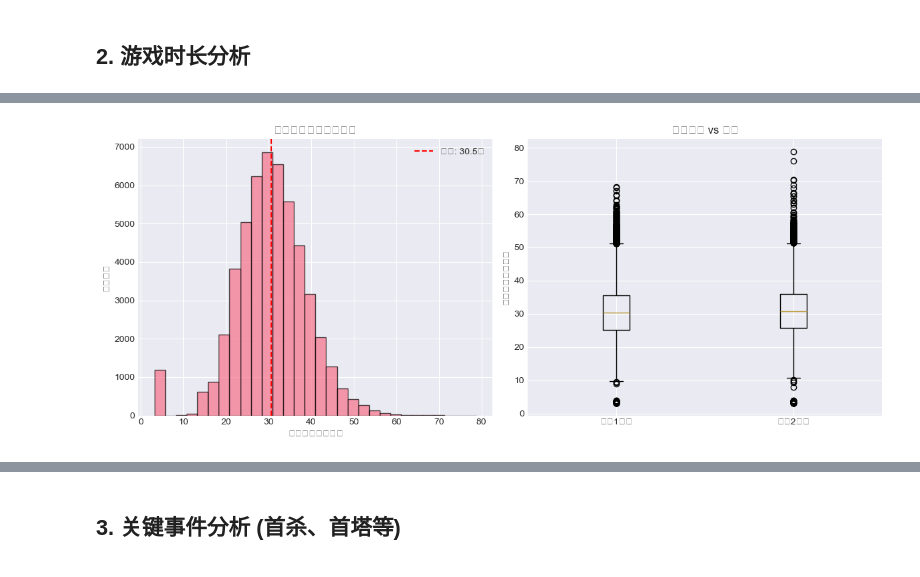
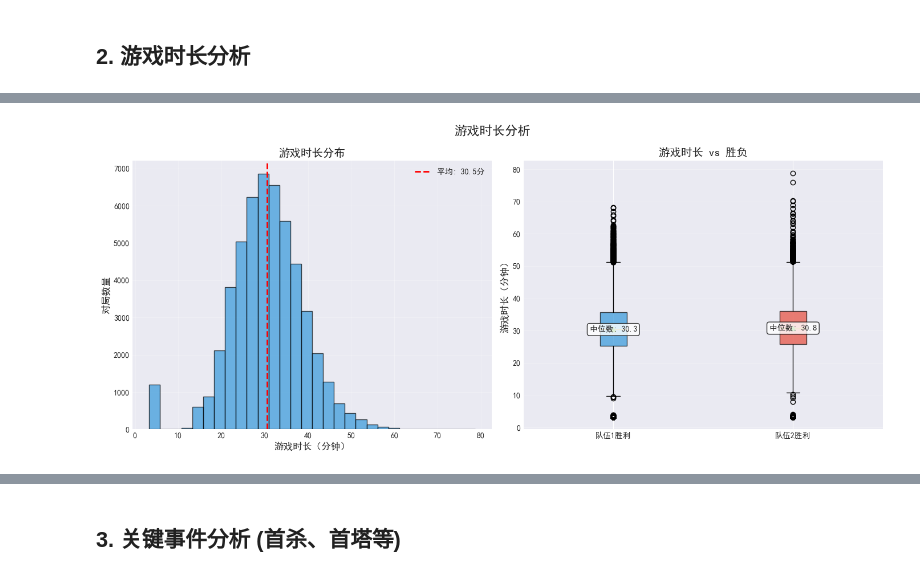
Before and after one commit to moyu03/lol-win-prediction, a Jupyter notebook: notebooks/01_data_exploration.ipynb, the cells around one changed output, grey strips where cells are left out. Saved outputs shown, nothing was run; the diff lists cells and outputs as text; code cells hidden in the pictures.

```diff
--- a/notebooks/01_data_exploration.ipynb
+++ b/notebooks/01_data_exploration.ipynb
@@ -1,21 +1,16 @@
 # %%
-# 第一个单元格：导入必要的库
+# 第一个单元格：配置（确保这个先运行）
 import pandas as pd
 import numpy as np
 import matplotlib.pyplot as plt
 import seaborn as sns
-import json
 import warnings
 warnings.filterwarnings('ignore')
 
-# 设置中文字体（如果需要）
+# 字体设置
 plt.rcParams['font.sans-serif'] = ['SimHei', 'DejaVu Sans']
 plt.rcParams['axes.unicode_minus'] = False
+plt.rcParams['figure.figsize'] = (12, 8)
 
-# 设置图表样式
-plt.style.use('seaborn-v0_8-darkgrid')
-sns.set_palette("husl")
-%matplotlib inline
-
-print("环境准备完成！")
+print("✅ 环境配置完成")
 # %% [output]
@@ -155,32 +150,69 @@ print(f"队伍2胜率: {winner_counts[2]/len(games_df)*100:.2f}%")
 # %% [markdown]
 ## 2. 游戏时长分析
 # %%
+# 第四个单元格：修复后的游戏时长分析
 # 将游戏时长转换为分钟
-games_df['gameDuration_min'] = games_df['gameDuration'] / 60  # 原始是秒
+games_df['gameDuration_min'] = games_df['gameDuration'] / 60
 
-plt.figure(figsize=(12, 5))
+plt.figure(figsize=(14, 6))
 
-plt.subplot(1, 2, 1)
-plt.hist(games_df['gameDuration_min'], bins=30, edgecolor='black', alpha=0.7)
-plt.title('游戏时长分布（分钟）')
-plt.xlabel('游戏时长（分钟）')
-plt.ylabel('对局数量')
-plt.axvline(games_df['gameDuration_min'].mean(), color='red',
-           linestyle='--', label=f'平均: {games_df["gameDuration_min"].mean():.1f}分')
-plt.legend()
+# 使用subplots创建多个子图
+fig, (ax1, ax2) = plt.subplots(1, 2, figsize=(14, 6))
 
-plt.subplot(1, 2, 2)
-# 时长与胜负的关系
-duration_by_winner = games_df.groupby('winner')['gameDuration_min']
-plt.boxplot([duration_by_winner.get_group(1), duration_by_winner.get_group(2)],
-           labels=['队伍1胜利', '队伍2胜利'])
-plt.title('游戏时长 vs 胜负')
-plt.ylabel('游戏时长（分钟）')
+# 第一个子图：直方图
+ax1.hist(games_df['gameDuration_min'], bins=30, edgecolor='black',
+         alpha=0.7, color='#3498db')
+ax1.set_title('游戏时长分布', fontsize=14, fontweight='bold')
+ax1.set_xlabel('游戏时长（分钟）', fontsize=12)
+ax1.set_ylabel('对局数量', fontsize=12)
 
+# 添加平均线
+mean_duration = games_df['gameDuration_min'].mean()
+ax1.axvline(mean_duration, color='red', linestyle='--', linewidth=2,
+           label=f'平均: {mean_duration:.1f}分')
+ax1.legend()
+ax1.grid(alpha=0.3)
+
+# 第二个子图：箱线图
+# 修复3：正确的数据分组
+duration_team1 = games_df[games_df['winner'] == 1]['gameDuration_min']
+duration_team2 = games_df[games_df['winner'] == 2]['gameDuration_min']
+
+# 确保两组数据都存在
+if len(duration_team1) > 0 and len(duration_team2) > 0:
+    box_data = [duration_team1, duration_team2]
+    box_labels = ['队伍1胜利', '队伍2胜利']
+
+    box_plot = ax2.boxplot(box_data, labels=box_labels, patch_artist=True, showmeans=True)
+
+    # 设置颜色
+    colors = ['#3498db', '#e74c3c']
+    for patch, color in zip(box_plot['boxes'], colors):
+        patch.set_facecolor(color)
+        patch.set_alpha(0.7)
+
+    ax2.set_title('游戏时长 vs 胜负', fontsize=14, fontweight='bold')
+    ax2.set_ylabel('游戏时长（分钟）', fontsize=12)
+    ax2.grid(axis='y', alpha=0.3)
+
+    # 添加数值标注
+    for i, data in enumerate(box_data, 1):
+        median = np.median(data)
+        ax2.text(i, median, f'中位数: {median:.1f}',
+                ha='center', va='center', fontsize=10,
+                bbox=dict(boxstyle="round,pad=0.3", facecolor="white", alpha=0.8))
+else:
+    ax2.text(0.5, 0.5, '数据不足', ha='center', va='center',
+            transform=ax2.transAxes, fontsize=14)
+
+plt.suptitle('游戏时长分析', fontsize=16, fontweight='bold')
 plt.tight_layout()
 plt.show()
 
+# 统计信息
 print(f"平均游戏时长: {games_df['gameDuration_min'].mean():.1f} 分钟")
 print(f"最短对局: {games_df['gameDuration_min'].min():.1f} 分钟")
 print(f"最长对局: {games_df['gameDuration_min'].max():.1f} 分钟")
+print(f"中位数: {games_df['gameDuration_min'].median():.1f} 分钟")
+print(f"标准差: {games_df['gameDuration_min'].std():.1f} 分钟")
 # %% [output]
@@ -187 +220 @@ print(f"最长对局: {games_df['gameDuration_min'].max():.1f} 分钟")
-[figure, old version]
+[figure, new version]
```
Also changed, not shown: parts of 10 cells of this notebook, 8 other files.
